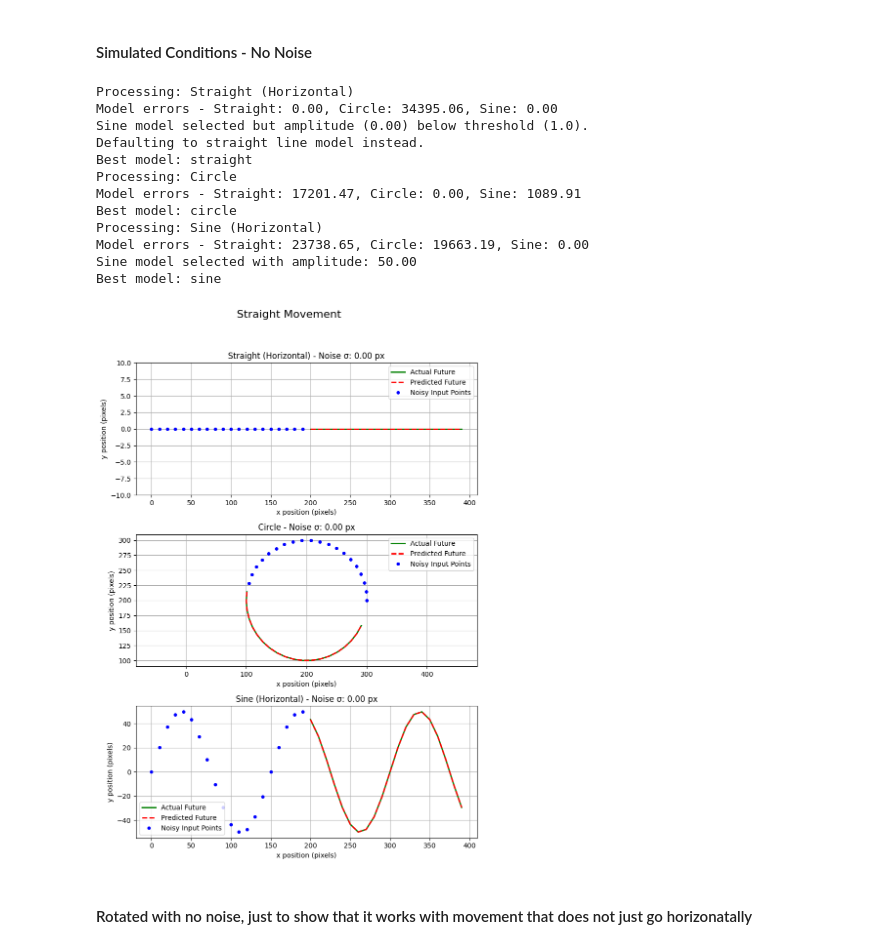
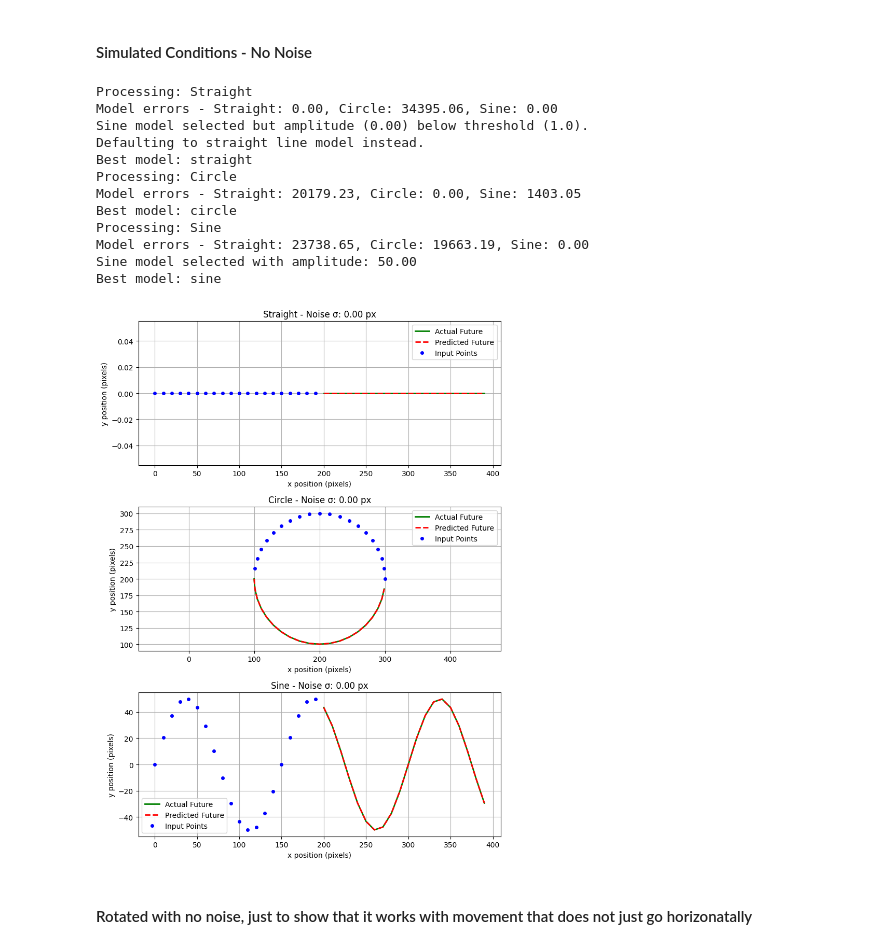
Before and after one commit to Skageb/rotmg-projectile-tracking, a Jupyter notebook: Demonstration.ipynb, the cells around one changed output. Cells and saved outputs as stored; diff of their text form; code cells hidden in the pictures.

```diff
--- a/Demonstration.ipynb
+++ b/Demonstration.ipynb
@@ -295,11 +300,11 @@ def add_noise(positions, noise_level=2.0):
 # %% [markdown]
 Simple function for simulating, predicting, and plotting.
 # %%
-def run_and_plot_simulation(dt, n_steps, future_steps, noise_level, trajectory_generators, figure_title, seed=0):
+def run_and_plot_simulation(dt, n_steps, future_steps, noise_level, trajectory_generators, figure_title, seed=0, plot_clean_history=False):
     num_plots = len(trajectory_generators)
     fig, axes = plt.subplots(num_plots, 1, figsize=(8, 4 * num_plots))
     fig.suptitle(figure_title, fontsize=16)
-
+    np.random.seed(seed)
     for i, (name, trajectory_func) in enumerate(trajectory_generators):
         ax = axes[i]
         print(f"Processing: {name}")
@@ -320,7 +325,6 @@ def run_and_plot_simulation(dt, n_steps, future_steps, noise_level, trajectory_g
 
         # Add noise
         current_noise = noise_level
-        # Specific noise adjustment for horizontal straight line example
         if name == "Straight (Horizontal)":
             # Less noise for straight line, this is just done because the straight line is really sensitive to the noise because of the short distance it travels in the examples.
             current_noise = noise_level / 3 if noise_level > 0 else 0
@@ -356,7 +360,11 @@ def run_and_plot_simulation(dt, n_steps, future_steps, noise_level, trajectory_g
 
         # Plot noisy history (input)
         if history_np_noisy.shape[0] > 0:
-             ax.plot(history_np_noisy[:, 0], history_np_noisy[:, 1], 'bo', markersize=4, label="Noisy Input Points")
+             ax.plot(history_np_noisy[:, 0], history_np_noisy[:, 1], 'bo', markersize=4, label="Input Points")
+
+        # Plot clean history (ground truth)
+        if history_np_clean.shape[0] > 0 and plot_clean_history:
+             ax.plot(history_np_clean[:, 0], history_np_clean[:, 1], 'k--', label="Clean History", linewidth=2)
 
         # Add titles and labels
         ax.set_title(f"{name} - Noise σ: {current_noise:.2f} px")
@@ -366,7 +374,7 @@ def run_and_plot_simulation(dt, n_steps, future_steps, noise_level, trajectory_g
         ax.grid(True)
 
         # Set aspect ratio for circle or rotated plots
-        if "Circle" in name or "°" in name: # Adjust condition if needed
+        if "Circle" in name or "°" in name:
             ax.set_aspect('equal', adjustable='datalim')
 
     plt.tight_layout(rect=[0, 0.03, 1, 0.95]) # Adjust layout to prevent title overlap
@@ -376,43 +384,43 @@ def run_and_plot_simulation(dt, n_steps, future_steps, noise_level, trajectory_g
 # %%
 # Simulation parameters
 dt_example = 0.05
-n_steps_example = 20
+n_steps_example = 20 # Total 1 second of history
 future_steps_example = 20
 noise_level_example = 0.0 # Example: No noise
 
 # Trajectory generators
 trajectory_generators_example = [
-    ("Straight (Horizontal)", lambda t: generate_straight_trajectory_v1(t, start_pos=(0, 0), velocity=(200, 0))),
-    ("Circle", lambda t: generate_circle_trajectory(t, center=(200, 200), radius=100, angular_speed=3.0)),
-    ("Sine (Horizontal)", lambda t: generate_sine_trajectory_v1(t, start_pos=(0, 0), x_velocity=200, amplitude=50, frequency=2))
+    ("Straight", lambda t: generate_straight_trajectory_v1(t, start_pos=(0, 0), velocity=(200, 0))),
+    ("Circle", lambda t: generate_circle_trajectory(t, center=(200, 200), radius=100, angular_speed=np.pi)),
+    ("Sine", lambda t: generate_sine_trajectory_v1(t, start_pos=(0, 0), x_velocity=200, amplitude=50, frequency=2))
 ]
 
 # Title for the plot
-figure_title_example = 'Straight Movement'
+figure_title_example = ''
 
 # Call the function
 run_and_plot_simulation(
     dt=dt_example,
     n_steps=n_steps_example,
     future_steps=future_steps_example,
     noise_level=noise_level_example,
     trajectory_generators=trajectory_generators_example,
     figure_title=figure_title_example
 )
 # %% [output]
-Processing: Straight (Horizontal)
+Processing: Straight
 Model errors - Straight: 0.00, Circle: 34395.06, Sine: 0.00
 Sine model selected but amplitude (0.00) below threshold (1.0).
 Defaulting to straight line model instead.
 Best model: straight
 Processing: Circle
-Model errors - Straight: 17201.47, Circle: 0.00, Sine: 1089.91
+Model errors - Straight: 20179.23, Circle: 0.00, Sine: 1403.05
 Best model: circle
-Processing: Sine (Horizontal)
+Processing: Sine
 Model errors - Straight: 23738.65, Circle: 19663.19, Sine: 0.00
 Sine model selected with amplitude: 50.00
 Best model: sine
-[figure, old version]
+[figure, new version]
 # %% [markdown]
 #### Rotated with no noise, just to show that it works with movement that does not just go horizonatally
 # %%
```
Also changed, not shown: parts of 5 cells of this notebook, 5 other files.
